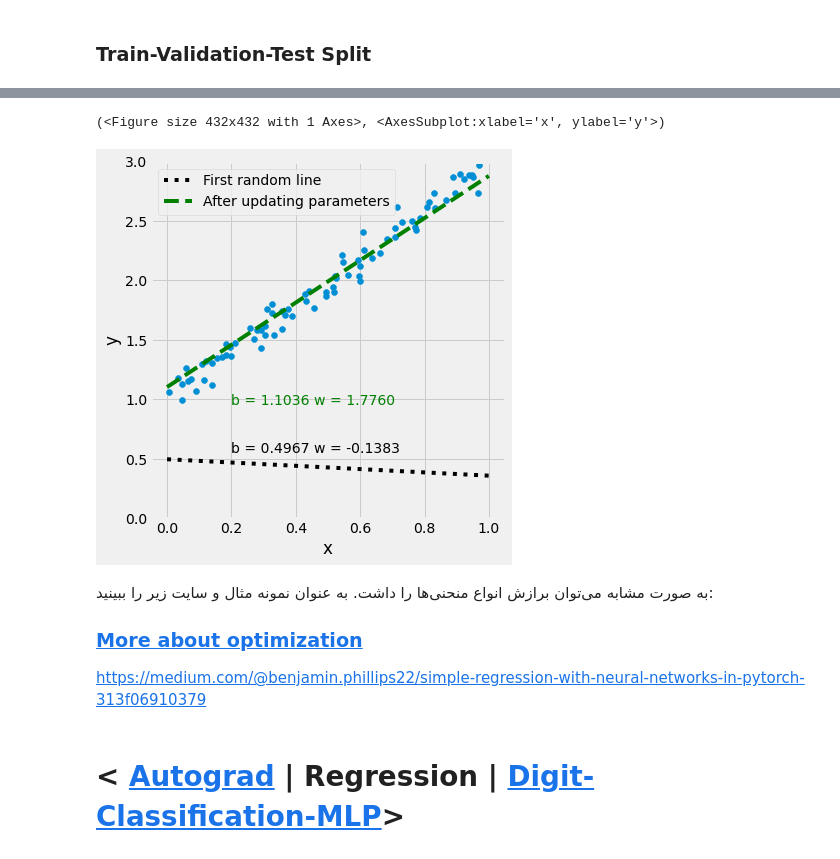
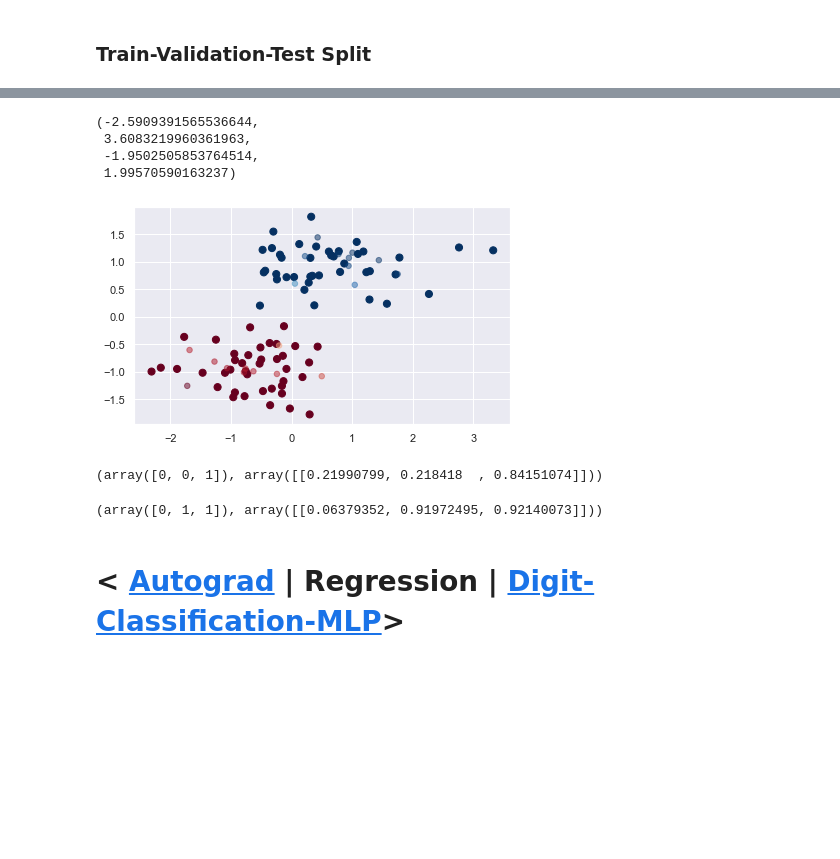
Before and after one commit to mamintoosi-cs/pytorch-workshop, a Jupyter notebook: 3_2_Regression_Logistc_Reg.ipynb, the cells around one changed output, grey strips where cells are left out. Saved outputs shown, nothing was run; the diff lists cells and outputs as text; code cells hidden in the pictures; blank space fills up the shorter version.

Commit message:
Logistic_Regression

```diff
--- a/3_2_Regression_Logistc_Reg.ipynb
+++ b/3_2_Regression_Logistc_Reg.ipynb
@@ -207,6 +85,0 @@ Vectorized form
-# %%
-# w_grad = 2 * (x_train * error).mean() # Wrong
-w_grad = 2 * (x_train * error).mean(axis=0)
-print(w_grad.shape, w_grad)
-w_grad = np.reshape(w_grad,(2,1))
-print(w_grad.shape, w_grad)
@@ -262 +94,5 @@ figure9(x_train, y_train, w[0], w[1])
+# %%
+def loss_fn(y, y_hat):
+    loss = np.mean(y*(np.log(y_hat)) + (1-y)*np.log(1-y_hat))
+    return loss
 # %%
@@ -312,22 +118,0 @@ https://pytorch.org/tutorials/beginner/pytorch_with_examples.html
-# %%
-np.random.seed(42)
-w = np.random.randn(2, 1)
-
-w = torch.tensor(w, requires_grad=True)
-xTrain = torch.tensor(x_train) # xTrain is a pyTorch Tensor
-yTrain = torch.tensor(y_train) # yTrain is a pyTorch Tensor
-
-lr = 0.3
-num_epochs = 50
-for epoch in range(num_epochs):
-    y_hat = xTrain @ w
-    error = (y_hat - yTrain)
-    loss = (error ** 2).mean(axis = 0)
-    # محاسبه دستی مشتق را حذف کرده و به جاش مشتق خودکار را قرار می دهیم
-    loss.backward()
-    with torch.no_grad():
-        w -= lr * w.grad
-        # Manually zero the gradients after updating weights
-        w.grad = None
-
-w
@@ -392,17 +119,25 @@ tensor(1.1036, grad_fn=<SelectBackward0>)
-# %%
-w = model.weight[0].detach().numpy()
-w = np.reshape(w,(2,1))
-figure9(x_train, y_train, w[0], w[1])
-# %% [output]
-(<Figure size 432x432 with 1 Axes>, <AxesSubplot:xlabel='x', ylabel='y'>)
-[figure, removed]
-# %% [markdown]
-به صورت مشابه می‌توان برازش انواع منحنی‌ها را داشت. به عنوان نمونه مثال و سایت زیر را ببینید:
-
-<!--NAVIGATION-->
-###  [More about optimization](App-Optimization.ipynb)
-
-https://medium.com/@benjamin.phillips22/simple-regression-with-neural-networks-in-pytorch-313f06910379
+# %%
+y_hat_test = sigmoid(x_test@w)
+
+plt.scatter(x_train[:, 1], x_train[:, 2], c=y_train, s=50, cmap='RdBu')
+lim = plt.axis()
+plt.scatter(x_test[:, 1], x_test[:, 2], c=y_hat_test,
+            s=30, cmap='RdBu', alpha=0.5)
+plt.axis(lim)
+# %% [output]
+(-2.5909391565536644,
+ 3.6083219960361963,
+ -1.9502505853764514,
+ 1.99570590163237)
+[figure, added]
+# %%
+y_train[:3], y_hat[:3].T
+# %% [output]
+(array([0, 0, 1]), array([[0.21990799, 0.218418  , 0.84151074]]))
+# %%
+y_test[:3], y_hat_test[:3].T
+# %% [output]
+(array([0, 1, 1]), array([[0.06379352, 0.91972495, 0.92140073]]))
 # %% [markdown]
 <!--NAVIGATION-->
 # < [Autograd](2_Autograd.ipynb) | Regression | [Digit-Classification-MLP](4_MLP_Digit_Classification.ipynb)>
```
Also changed, not shown: parts of 53 cells of this notebook, 1 other file.
